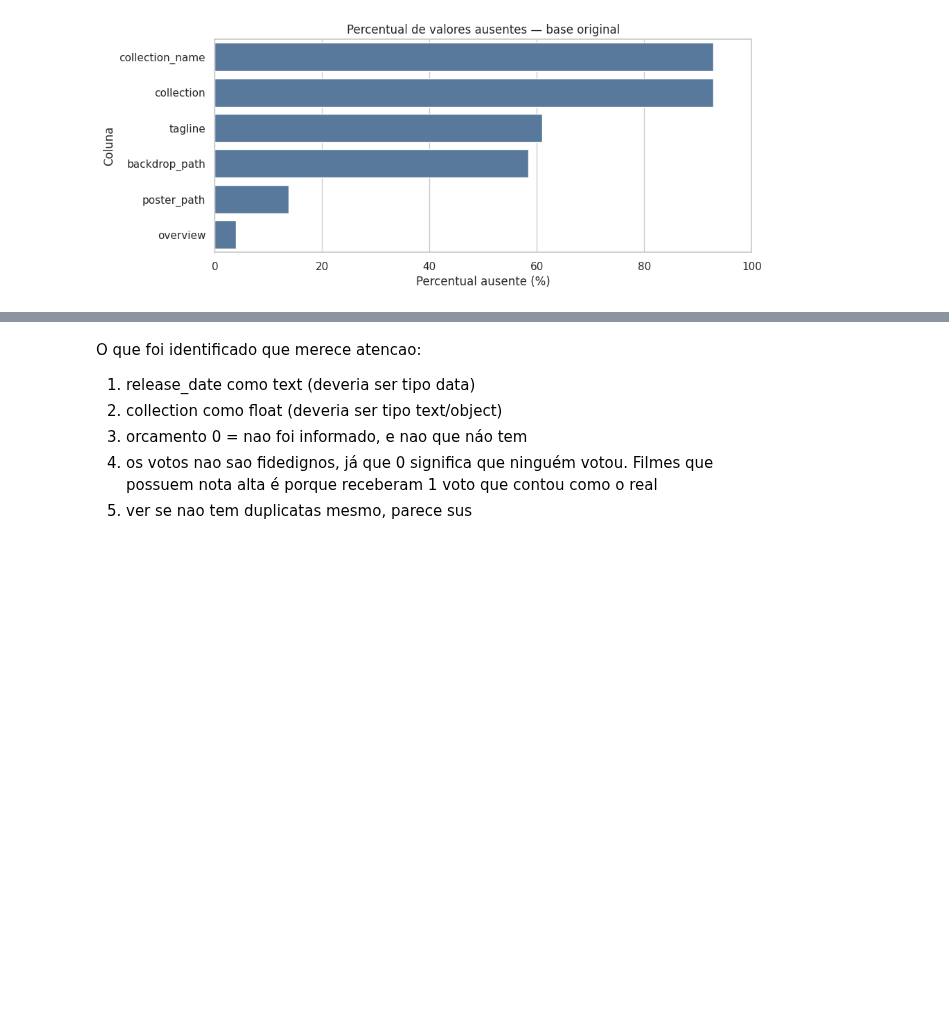
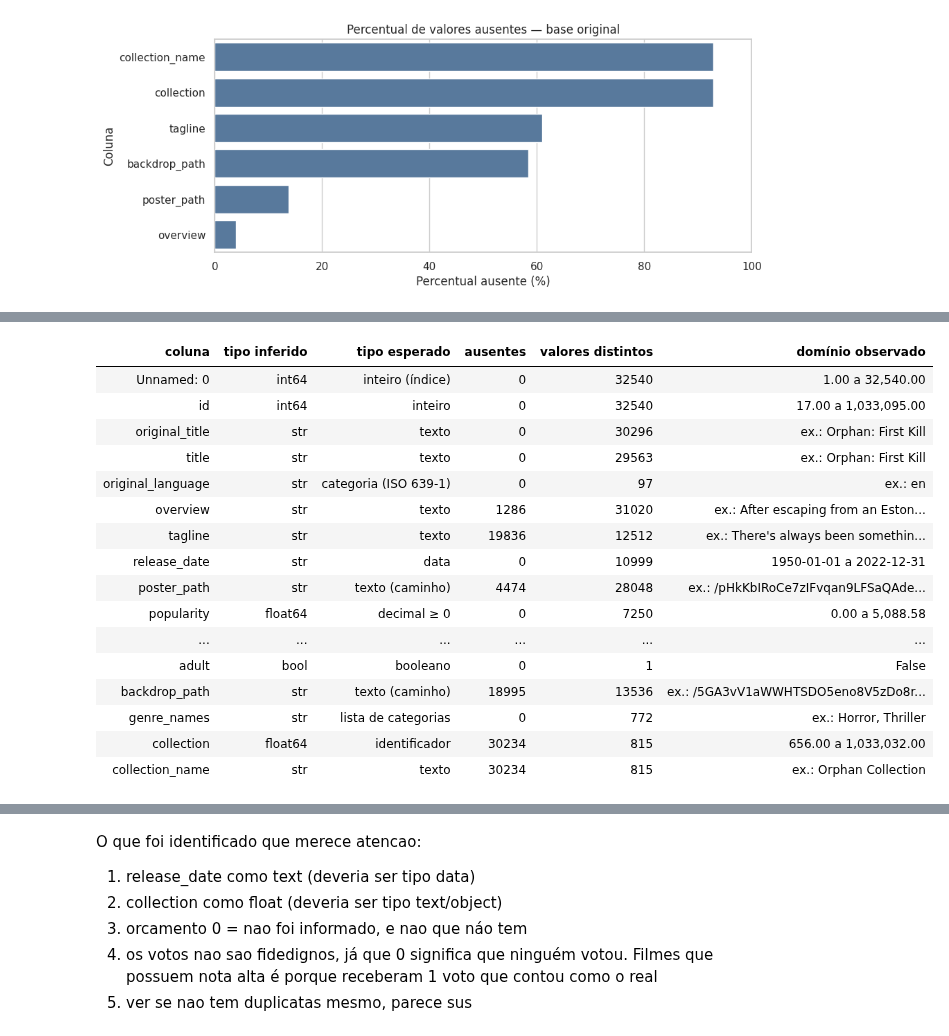
Before and after one commit to Mateuscruz19/HorrorMoviesData, a Jupyter notebook: HorrorMovieAnalysis.ipynb, the cells around one changed output, grey strips where cells are left out. Drawn from its saved outputs; the diff is of its cells as text; code cells hidden in the pictures; blank space fills up the shorter version.

Commit message:
feat: data quality assessment

```diff
--- a/HorrorMovieAnalysis.ipynb
+++ b/HorrorMovieAnalysis.ipynb
@@ -231,0 +264,50 @@ Verificar e não poder confirmar um problema também é um resultado válido.
+# %%
+tipo_esperado = {
+    "Unnamed: 0": "inteiro (índice)", "id": "inteiro", "original_title": "texto", "title": "texto",
+    "original_language": "categoria (ISO 639-1)", "overview": "texto", "tagline": "texto",
+    "release_date": "data", "poster_path": "texto (caminho)", "popularity": "decimal ≥ 0",
+    "vote_count": "inteiro ≥ 0", "vote_average": "decimal de 0 a 10", "budget": "inteiro ≥ 0 (US$)",
+    "revenue": "inteiro ≥ 0 (US$)", "runtime": "inteiro > 0 (minutos)", "status": "categoria",
+    "adult": "booleano", "backdrop_path": "texto (caminho)", "genre_names": "lista de categorias",
+    "collection": "identificador", "collection_name": "texto",
+}
+
+def dominio(coluna):
+    serie = df_original[coluna]
+    if coluna == "release_date":
+        return f"{datas.min():%Y-%m-%d} a {datas.max():%Y-%m-%d}"
+    if pd.api.types.is_bool_dtype(serie):
+        return ", ".join(map(str, serie.unique()))
+    if pd.api.types.is_numeric_dtype(serie):
+        return f"{serie.min():,.2f} a {serie.max():,.2f}"
+    if serie.nunique() <= 10:
+        return ", ".join(serie.dropna().unique())
+    return "ex.: " + str(serie.dropna().iloc[0])[:40]
+
+dicionario_tipos = pd.DataFrame({
+    "coluna": df_original.columns,
+    "tipo inferido": df_original.dtypes.astype(str).values,
+    "tipo esperado": [tipo_esperado[c] for c in df_original.columns],
+    "ausentes": df_original.isna().sum().values,
+    "valores distintos": df_original.nunique().values,
+    "domínio observado": [dominio(c) for c in df_original.columns],
+})
+display(dicionario_tipos.style.hide(axis="index"))
+# %% [output]
+| coluna | tipo inferido | tipo esperado | ausentes | valores distintos | domínio observado |
+| Unnamed: 0 | int64 | inteiro (índice) | 0 | 32540 | 1.00 a 32,540.00 |
+| id | int64 | inteiro | 0 | 32540 | 17.00 a 1,033,095.00 |
+| original_title | str | texto | 0 | 30296 | ex.: Orphan: First Kill |
+| title | str | texto | 0 | 29563 | ex.: Orphan: First Kill |
+| original_language | str | categoria (ISO 639-1) | 0 | 97 | ex.: en |
+| overview | str | texto | 1286 | 31020 | ex.: After escaping from an Eston... |
+| tagline | str | texto | 19836 | 12512 | ex.: There's always been somethin... |
+| release_date | str | data | 0 | 10999 | 1950-01-01 a 2022-12-31 |
+| poster_path | str | texto (caminho) | 4474 | 28048 | ex.: /pHkKbIRoCe7zIFvqan9LFSaQAde... |
+| popularity | float64 | decimal ≥ 0 | 0 | 7250 | 0.00 a 5,088.58 |
+| ... | ... | ... | ... | ... | ... |
+| adult | bool | booleano | 0 | 1 | False |
+| backdrop_path | str | texto (caminho) | 18995 | 13536 | ex.: /5GA3vV1aWWHTSDO5eno8V5zDo8r... |
+| genre_names | str | lista de categorias | 0 | 772 | ex.: Horror, Thriller |
+| collection | float64 | identificador | 30234 | 815 | 656.00 a 1,033,032.00 |
+| collection_name | str | texto | 30234 | 815 | ex.: Orphan Collection |
```
Also changed, not shown: parts of 31 cells of this notebook.
